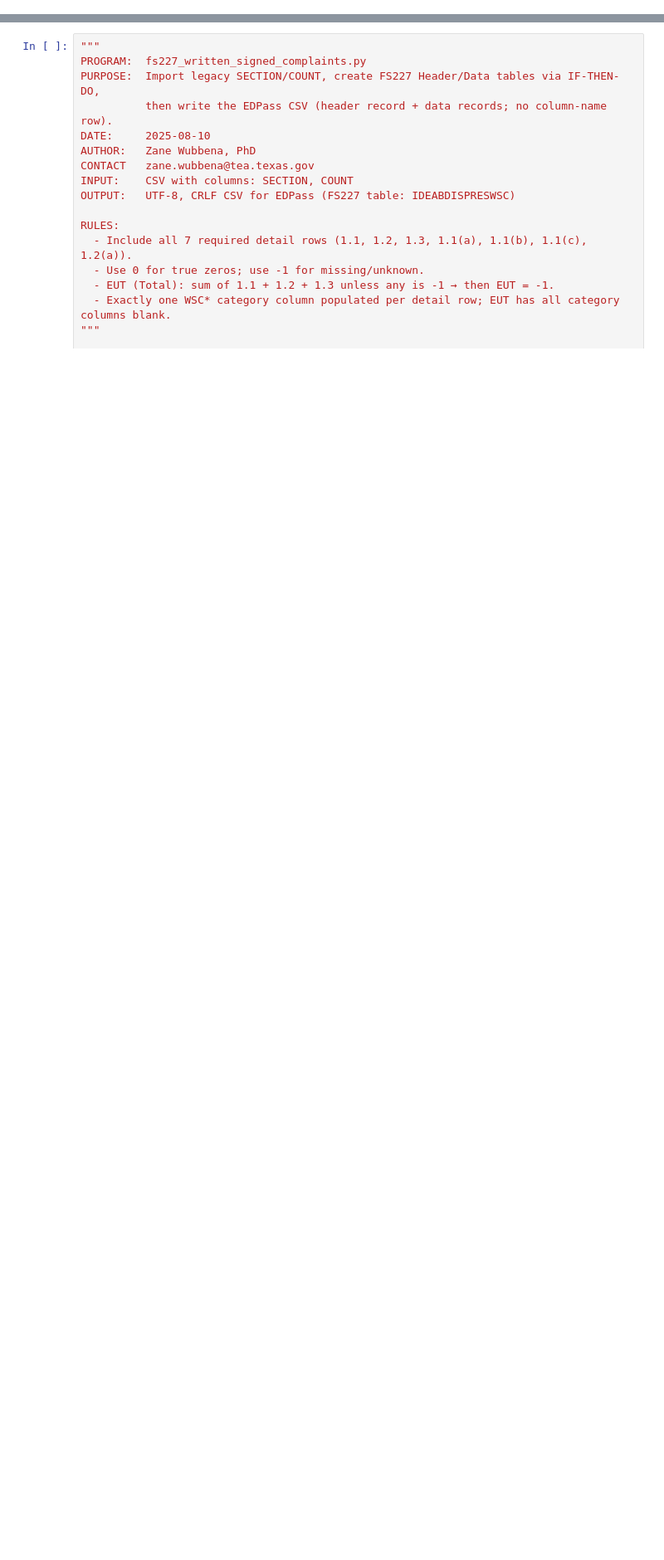
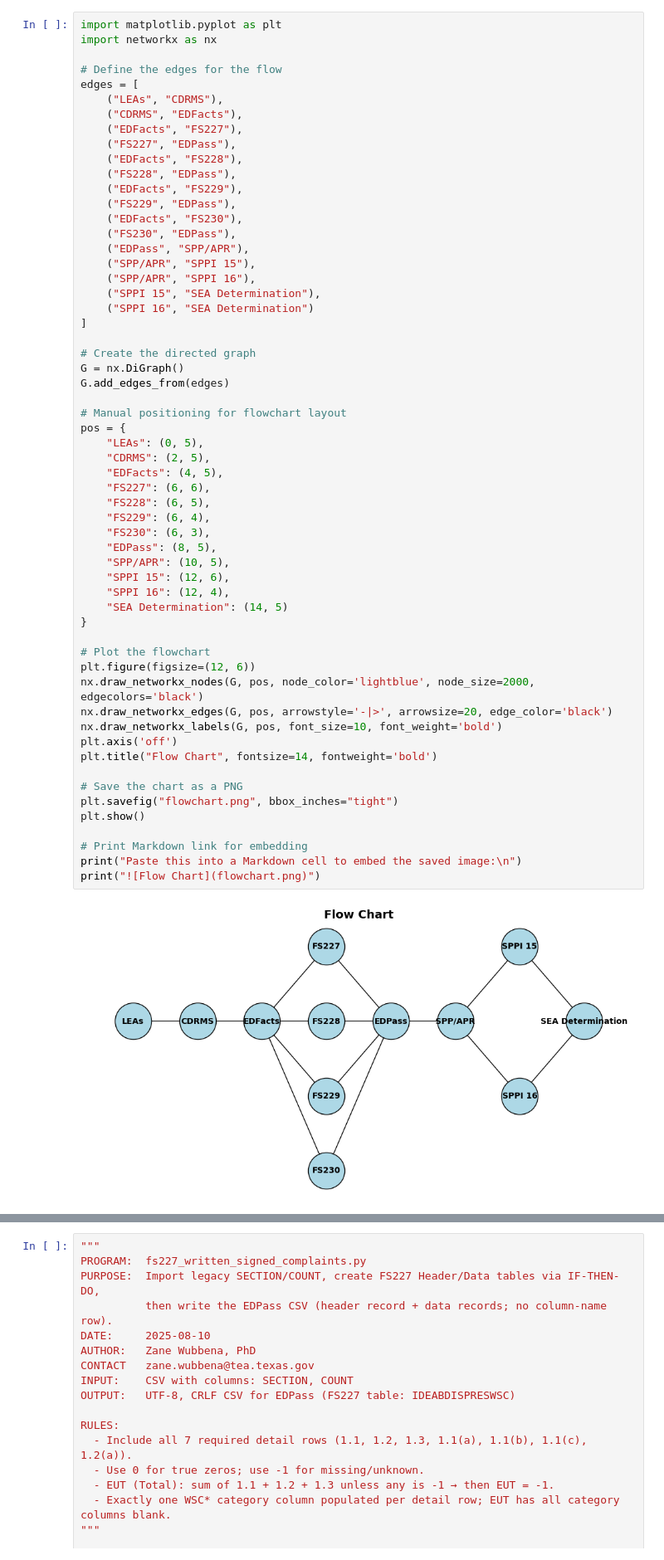
Before and after one commit to zwubbena/edfacts-dispute_resolution, a Jupyter notebook: edfacts_dispute_resolution.ipynb, the cells around one changed output, grey strips where cells are left out. Shown at 83% size. Cells and saved outputs as stored; diff of their text form; blank space fills up the shorter version.

```diff
--- a/edfacts_dispute_resolution.ipynb
+++ b/edfacts_dispute_resolution.ipynb
@@ -27,0 +28,60 @@ The EDFacts data map to the two indicators in the State Performance Plan/Annual
+# %%
+import matplotlib.pyplot as plt
+import networkx as nx
+
+# Define the edges for the flow
+edges = [
+    ("LEAs", "CDRMS"),
+    ("CDRMS", "EDFacts"),
+    ("EDFacts", "FS227"),
+    ("FS227", "EDPass"),
+    ("EDFacts", "FS228"),
+    ("FS228", "EDPass"),
+    ("EDFacts", "FS229"),
+    ("FS229", "EDPass"),
+    ("EDFacts", "FS230"),
+    ("FS230", "EDPass"),
+    ("EDPass", "SPP/APR"),
+    ("SPP/APR", "SPPI 15"),
+    ("SPP/APR", "SPPI 16"),
+    ("SPPI 15", "SEA Determination"),
+    ("SPPI 16", "SEA Determination")
+]
+
+# Create the directed graph
+G = nx.DiGraph()
+G.add_edges_from(edges)
+
+# Manual positioning for flowchart layout
+pos = {
+    "LEAs": (0, 5),
+    "CDRMS": (2, 5),
+    "EDFacts": (4, 5),
+    "FS227": (6, 6),
+    "FS228": (6, 5),
+    "FS229": (6, 4),
+    "FS230": (6, 3),
+    "EDPass": (8, 5),
+    "SPP/APR": (10, 5),
+    "SPPI 15": (12, 6),
+    "SPPI 16": (12, 4),
+    "SEA Determination": (14, 5)
+}
+
+# Plot the flowchart
+plt.figure(figsize=(12, 6))
+nx.draw_networkx_nodes(G, pos, node_color='lightblue', node_size=2000, edgecolors='black')
+nx.draw_networkx_edges(G, pos, arrowstyle='-|>', arrowsize=20, edge_color='black')
+nx.draw_networkx_labels(G, pos, font_size=10, font_weight='bold')
+plt.axis('off')
+plt.title("Flow Chart", fontsize=14, fontweight='bold')
+
+# Save the chart as a PNG
+plt.savefig("flowchart.png", bbox_inches="tight")
+plt.show()
+
+# Print Markdown link for embedding
+print("Paste this into a Markdown cell to embed the saved image:\n")
+print("![Flow Chart](flowchart.png)")
+# %% [output]
+[figure, added]
```
Also changed, not shown: parts of 8 cells of this notebook.
